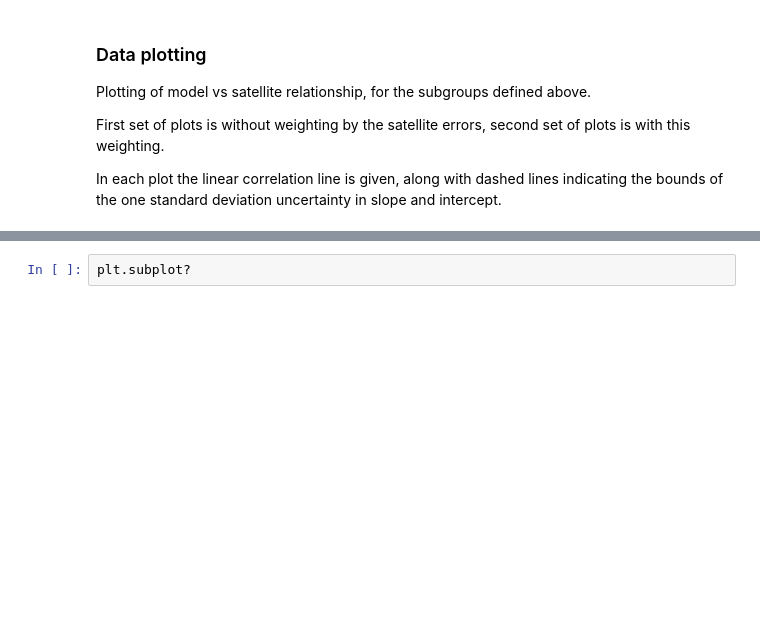
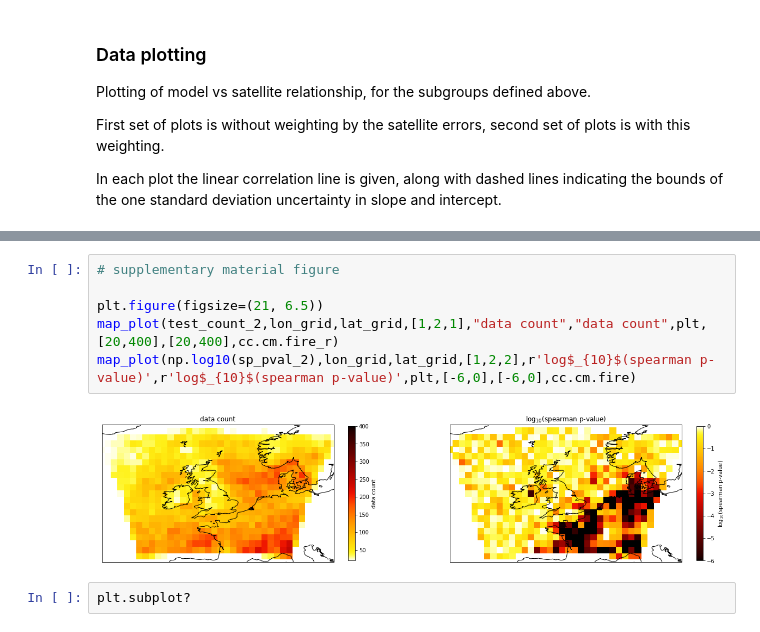
Before and after one commit to douglowe/satellite_data_processing, a Jupyter notebook: bulk_regional_nh3_data_mapping.ipynb, the cells around one changed output, grey strips where cells are left out. Drawn from its saved outputs; the diff is of its cells as text; blank space fills up the shorter version.

```diff
--- a/bulk_regional_nh3_data_mapping.ipynb
+++ b/bulk_regional_nh3_data_mapping.ipynb
@@ -247,3 +319,11 @@ map_plot(np.log10(sp_pval),lon_grid,lat_grid,[5,1,5],"spearman p-value (log10)",
+# %%
+# supplementary material figure
+
+plt.figure(figsize=(21, 6.5))
+map_plot(test_count_2,lon_grid,lat_grid,[1,2,1],"data count","data count",plt,[20,400],[20,400],cc.cm.fire_r)
+map_plot(np.log10(sp_pval_2),lon_grid,lat_grid,[1,2,2],r'log$_{10}$(spearman p-value)',r'log$_{10}$(spearman p-value)',plt,[-6,0],[-6,0],cc.cm.fire)
+# %% [output]
+[figure, added]
 # %%
 plt.subplot?
 # %%
```
Also changed, not shown: parts of 9 cells of this notebook.
